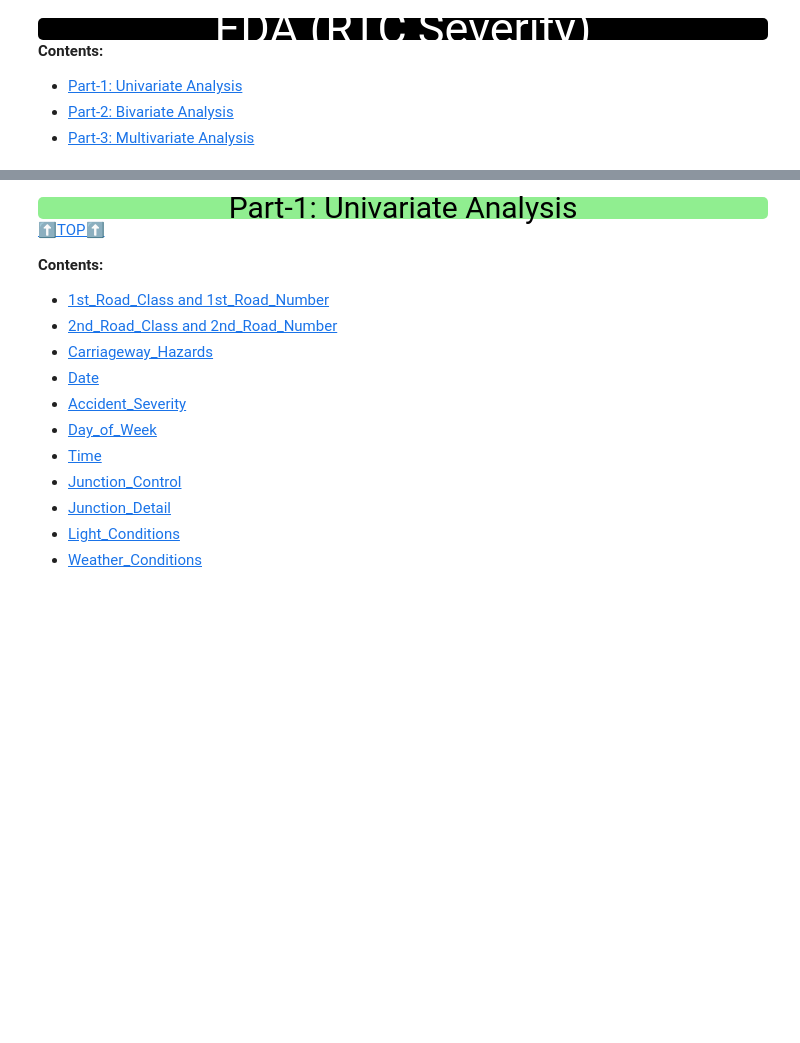
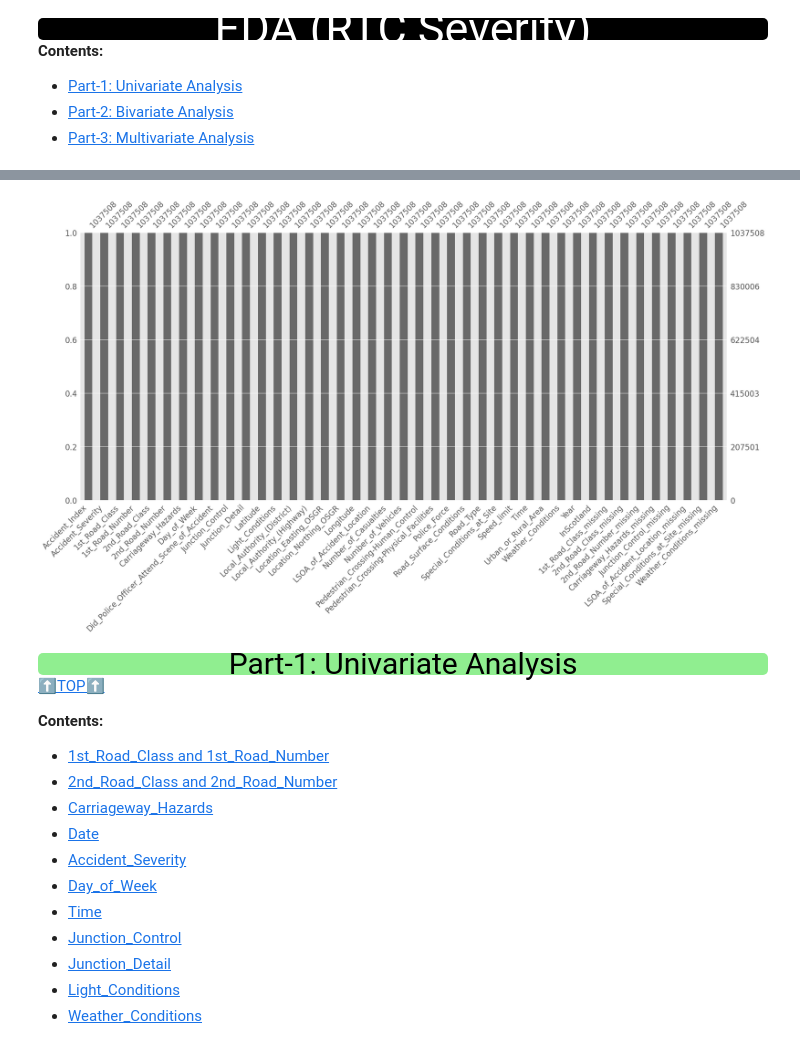
Before and after one commit to kmedri/-Omdena_Predicting_RTC_Severity_main, a Jupyter notebook: Group_1_Predicting_RTC_Severity/Ibrahim/EDA-2-2.ipynb, the cells around one changed output, grey strips where cells are left out. Cells and saved outputs as stored; diff of their text form; code cells hidden in the pictures; blank space fills up the shorter version.

```diff
--- a/Group_1_Predicting_RTC_Severity/Ibrahim/EDA-2-2.ipynb
+++ b/Group_1_Predicting_RTC_Severity/Ibrahim/EDA-2-2.ipynb
@@ -72,3 +92,7 @@ msno.bar(df_accident, figsize=(20, 7), fontsize=12);
+# %%
+msno.bar(df_lgbm);
+# %% [output]
+[figure, added]
 # %% [markdown]
 <div style="color: black;
             display: fill;
```
Also changed, not shown: parts of 14 cells of this notebook, 4 other files.
